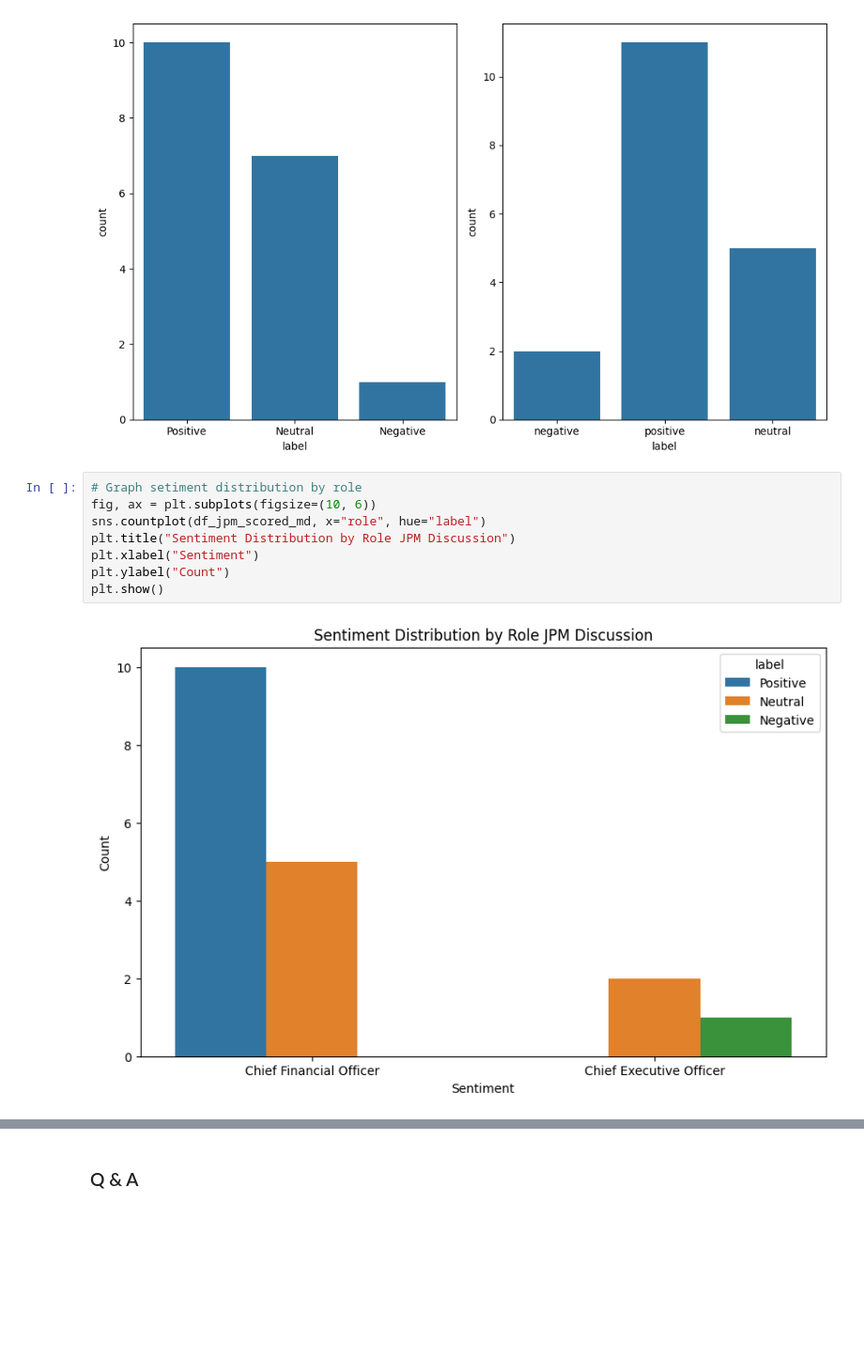
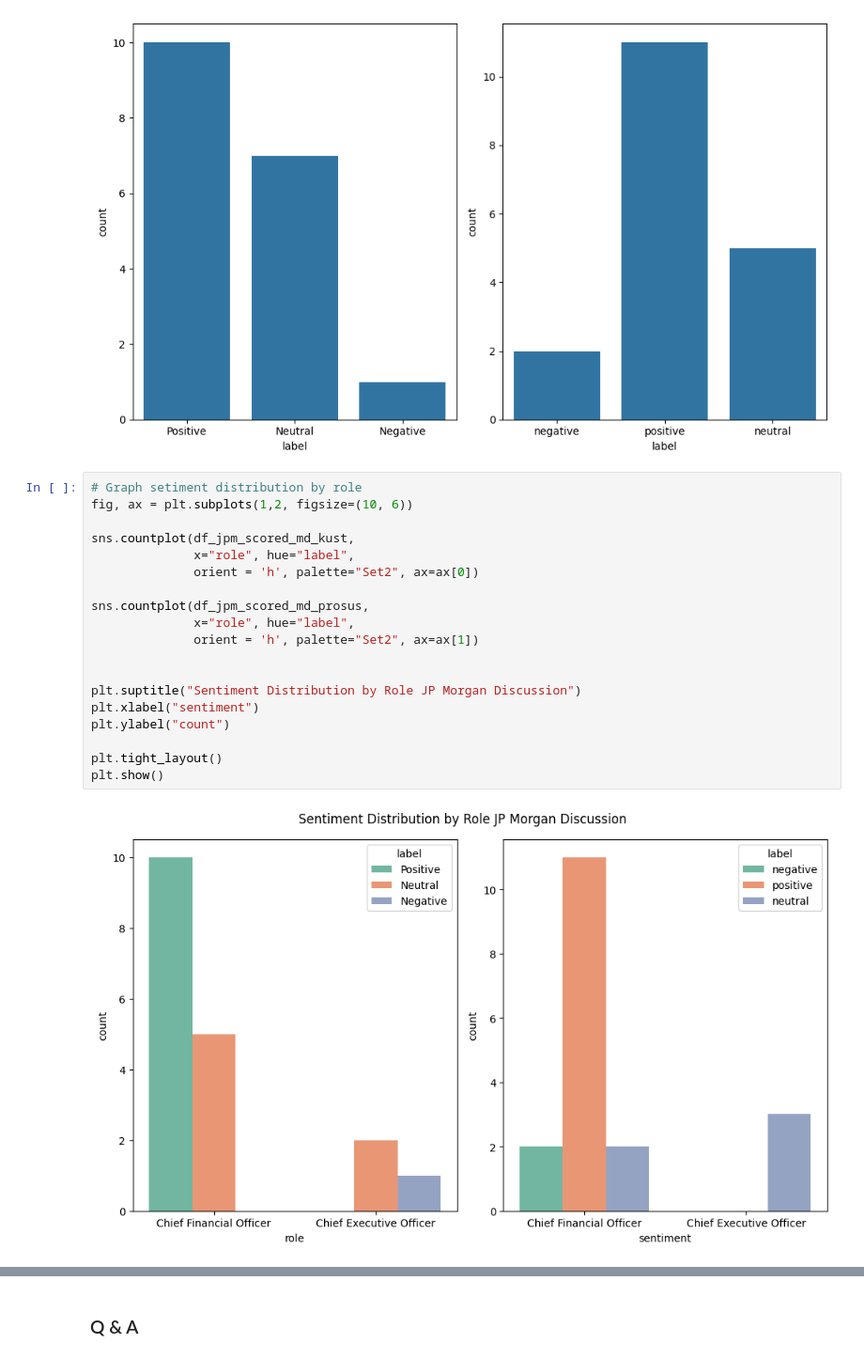
Before and after one commit to EErlando/Quarterly-Bytes, a Jupyter notebook: notebooks/2_exploratory_data_analysis/JKW_Sentiment_Analysis.ipynb, the cells around one changed output, grey strips where cells are left out. Shown at 94% size. Saved outputs shown, nothing was run; the diff lists cells and outputs as text; blank space fills up the shorter version.

```diff
--- a/notebooks/2_exploratory_data_analysis/JKW_Sentiment_Analysis.ipynb
+++ b/notebooks/2_exploratory_data_analysis/JKW_Sentiment_Analysis.ipynb
@@ -889,12 +933,23 @@ plt.show()
 [figure]
 # %%
 # Graph setiment distribution by role
-fig, ax = plt.subplots(figsize=(10, 6))
-sns.countplot(df_jpm_scored_md, x="role", hue="label")
-plt.title("Sentiment Distribution by Role JPM Discussion")
-plt.xlabel("Sentiment")
-plt.ylabel("Count")
+fig, ax = plt.subplots(1,2, figsize=(10, 6))
+
+sns.countplot(df_jpm_scored_md_kust,
+              x="role", hue="label",
+              orient = 'h', palette="Set2", ax=ax[0])
+
+sns.countplot(df_jpm_scored_md_prosus,
+              x="role", hue="label",
+              orient = 'h', palette="Set2", ax=ax[1])
+
+
+plt.suptitle("Sentiment Distribution by Role JP Morgan Discussion")
+plt.xlabel("sentiment")
+plt.ylabel("count")
+
+plt.tight_layout()
 plt.show()
 # %% [output]
-[figure, old version]
+[figure, new version]
 # %%
```
Also changed, not shown: parts of 11 cells of this notebook.
